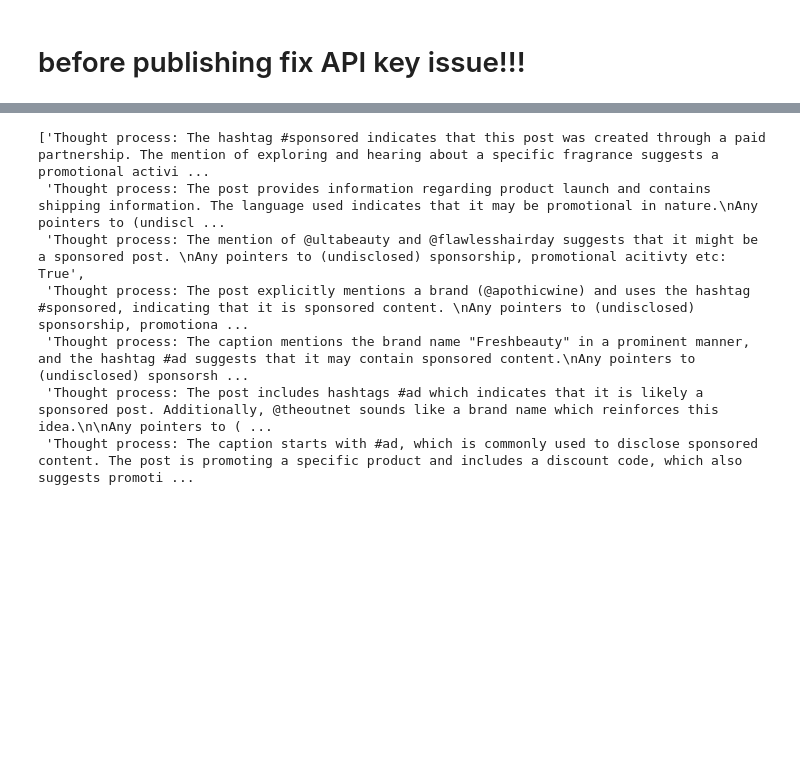
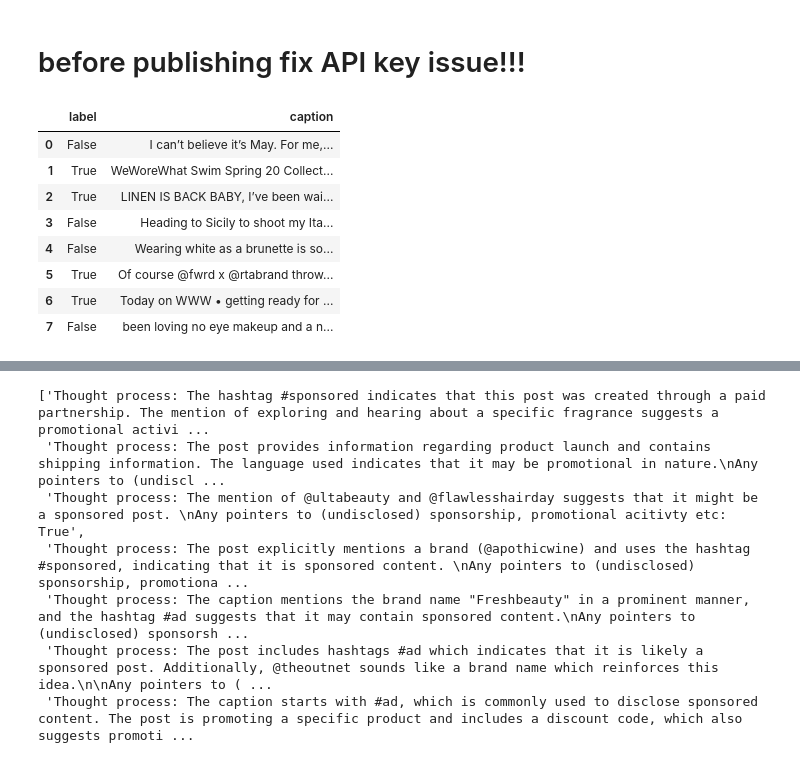
Before and after one commit to stefanhuber1510/enforcing-the-digital-services-act, a Jupyter notebook: 4-chatGPT-API/first-experiments.ipynb, the cells around one changed output, grey strips where cells are left out. Saved outputs shown, nothing was run; the diff lists cells and outputs as text; code cells hidden in the pictures; blank space fills up the shorter version.

Commit message:
code ready for big gpt-4 experiment

```diff
--- a/4-chatGPT-API/first-experiments.ipynb
+++ b/4-chatGPT-API/first-experiments.ipynb
@@ -40,2 +40,14 @@ df = pre_df[pre_df["has_disclosures"]==False].reset_index(drop=True)
 df.reset_index(drop=True,inplace=True)
 del pre_df
+# %%
+df[df["username"]=="weworewhat"][["label","caption"]]
+# %% [output]
+|  | label | caption |
+| 0 | False | I can’t believe it’s May. For me,... |
+| 1 | True | WeWoreWhat Swim Spring 20 Collect... |
+| 2 | True | LINEN IS BACK BABY, I’ve been wai... |
+| 3 | False | Heading to Sicily to shoot my Ita... |
+| 4 | False | Wearing white as a brunette is so... |
+| 5 | True | Of course @fwrd x @rtabrand throw... |
+| 6 | True | Today on WWW • getting ready for ... |
+| 7 | False | been loving no eye makeup and a n... |
```
Also changed, not shown: parts of 26 cells of this notebook, 9 other files.
